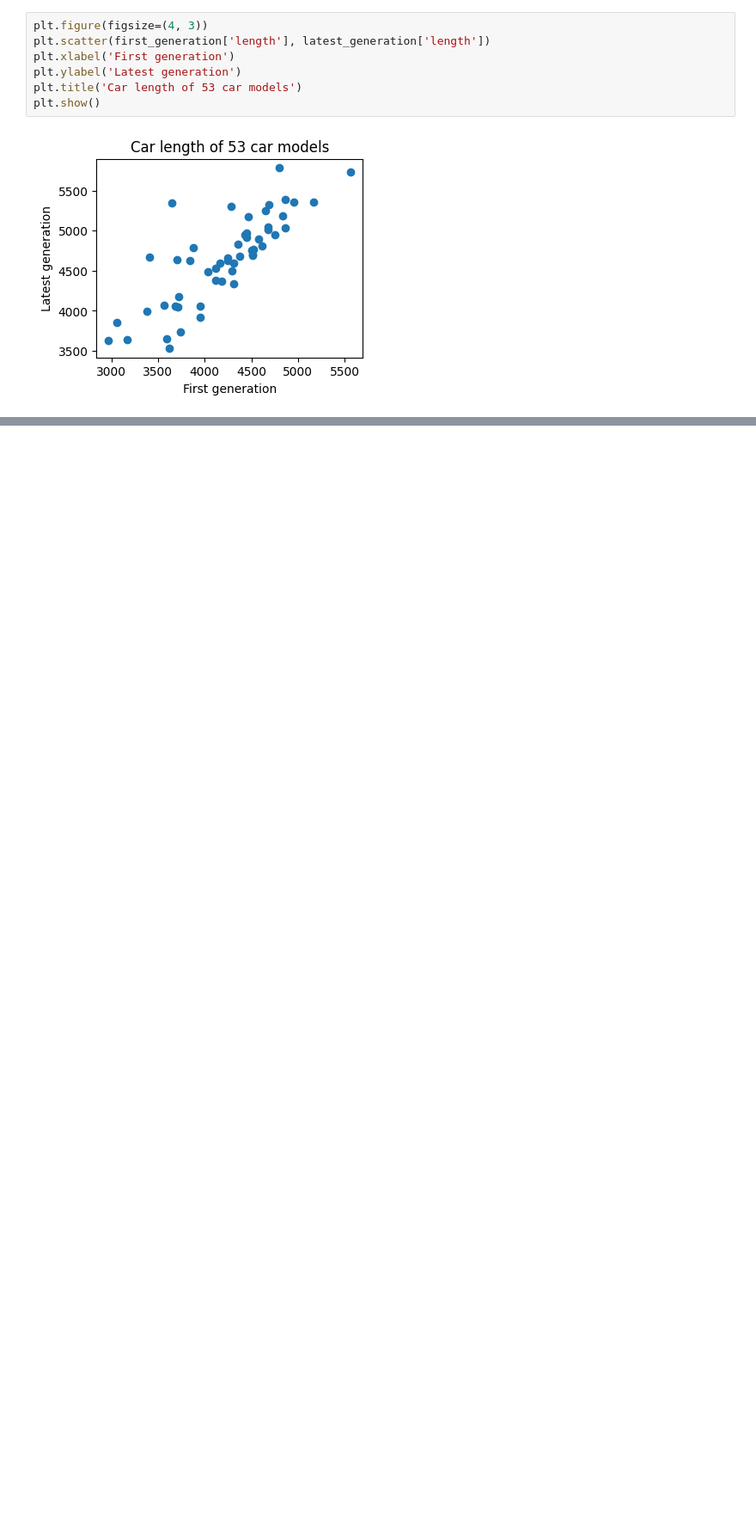
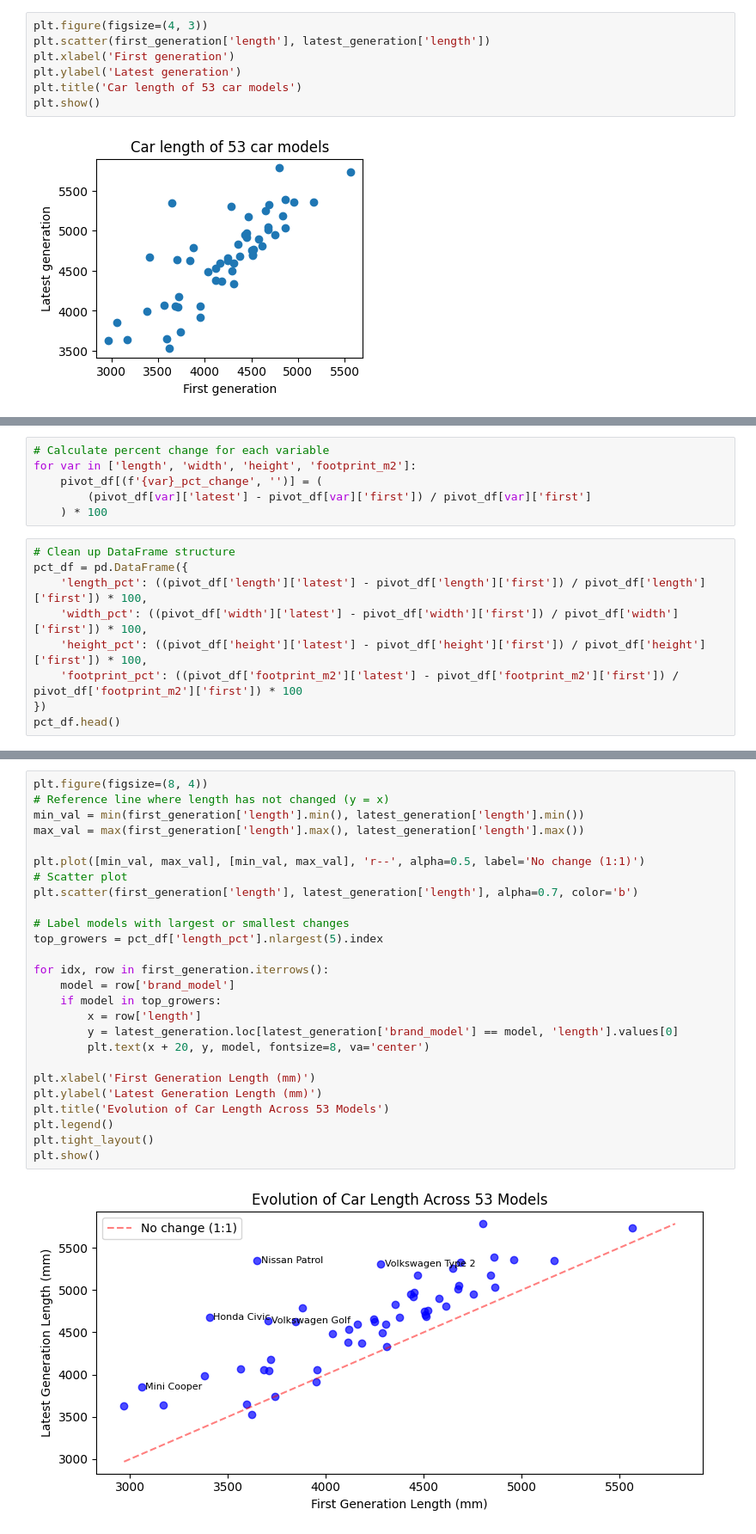
Before and after one commit to sanagahoi/Python_labs, a Jupyter notebook: cisco-labs/car-dimensions-project/car-dimensions.ipynb, the cells around one changed output, grey strips where cells are left out. Shown at 86% size. Cells and saved outputs as stored; diff of their text form; blank space fills up the shorter version.

```diff
--- a/cisco-labs/car-dimensions-project/car-dimensions.ipynb
+++ b/cisco-labs/car-dimensions-project/car-dimensions.ipynb
@@ -90,0 +105,15 @@ plt.show()
+# %%
+# Calculate percent change for each variable
+for var in ['length', 'width', 'height', 'footprint_m2']:
+    pivot_df[(f'{var}_pct_change', '')] = (
+        (pivot_df[var]['latest'] - pivot_df[var]['first']) / pivot_df[var]['first']
+    ) * 100
+# %%
+# Clean up DataFrame structure
+pct_df = pd.DataFrame({
+    'length_pct': ((pivot_df['length']['latest'] - pivot_df['length']['first']) / pivot_df['length']['first']) * 100,
+    'width_pct': ((pivot_df['width']['latest'] - pivot_df['width']['first']) / pivot_df['width']['first']) * 100,
+    'height_pct': ((pivot_df['height']['latest'] - pivot_df['height']['first']) / pivot_df['height']['first']) * 100,
+    'footprint_pct': ((pivot_df['footprint_m2']['latest'] - pivot_df['footprint_m2']['first']) / pivot_df['footprint_m2']['first']) * 100
+})
+pct_df.head()
@@ -90,0 +128,28 @@ plt.show()
+# %%
+plt.figure(figsize=(8, 4))
+# Reference line where length has not changed (y = x)
+min_val = min(first_generation['length'].min(), latest_generation['length'].min())
+max_val = max(first_generation['length'].max(), latest_generation['length'].max())
+
+plt.plot([min_val, max_val], [min_val, max_val], 'r--', alpha=0.5, label='No change (1:1)')
+# Scatter plot
+plt.scatter(first_generation['length'], latest_generation['length'], alpha=0.7, color='b')
+
+# Label models with largest or smallest changes
+top_growers = pct_df['length_pct'].nlargest(5).index
+
+for idx, row in first_generation.iterrows():
+    model = row['brand_model']
+    if model in top_growers:
+        x = row['length']
+        y = latest_generation.loc[latest_generation['brand_model'] == model, 'length'].values[0]
+        plt.text(x + 20, y, model, fontsize=8, va='center')
+
+plt.xlabel('First Generation Length (mm)')
+plt.ylabel('Latest Generation Length (mm)')
+plt.title('Evolution of Car Length Across 53 Models')
+plt.legend()
+plt.tight_layout()
+plt.show()
+# %% [output]
+[figure, added]
```
Also changed, not shown: parts of 7 cells of this notebook.
